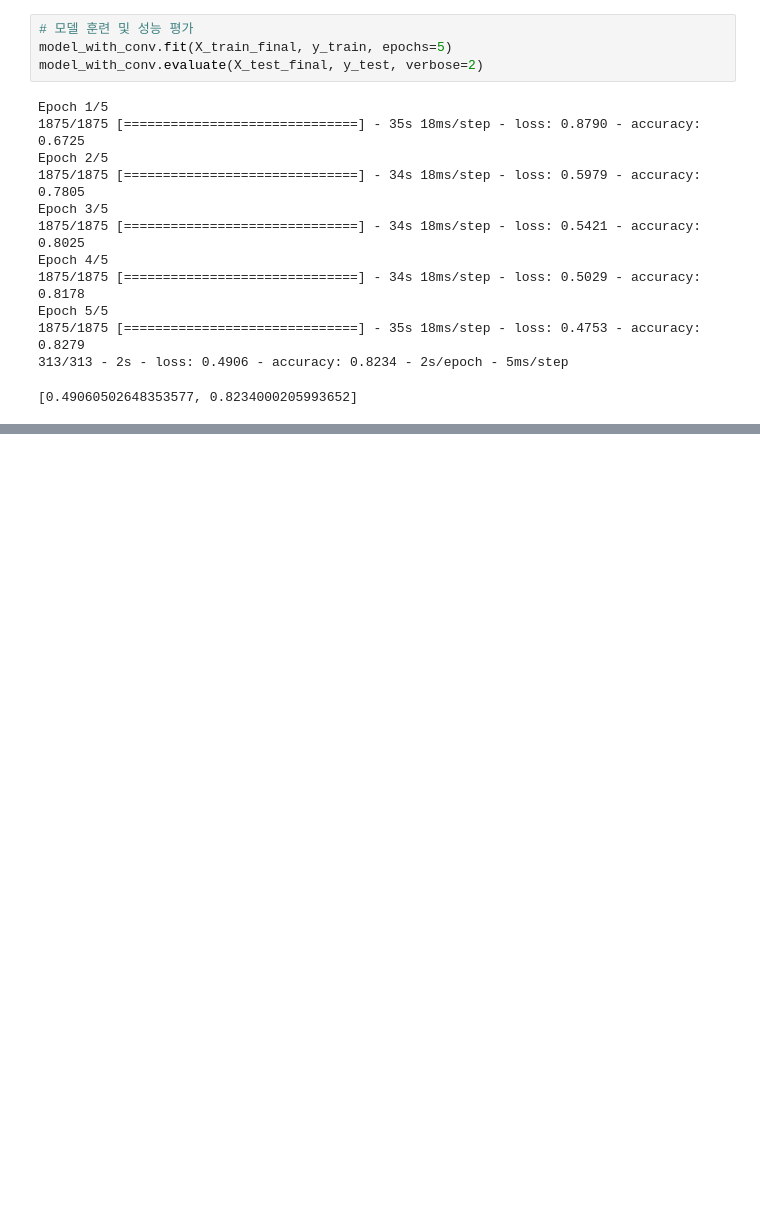
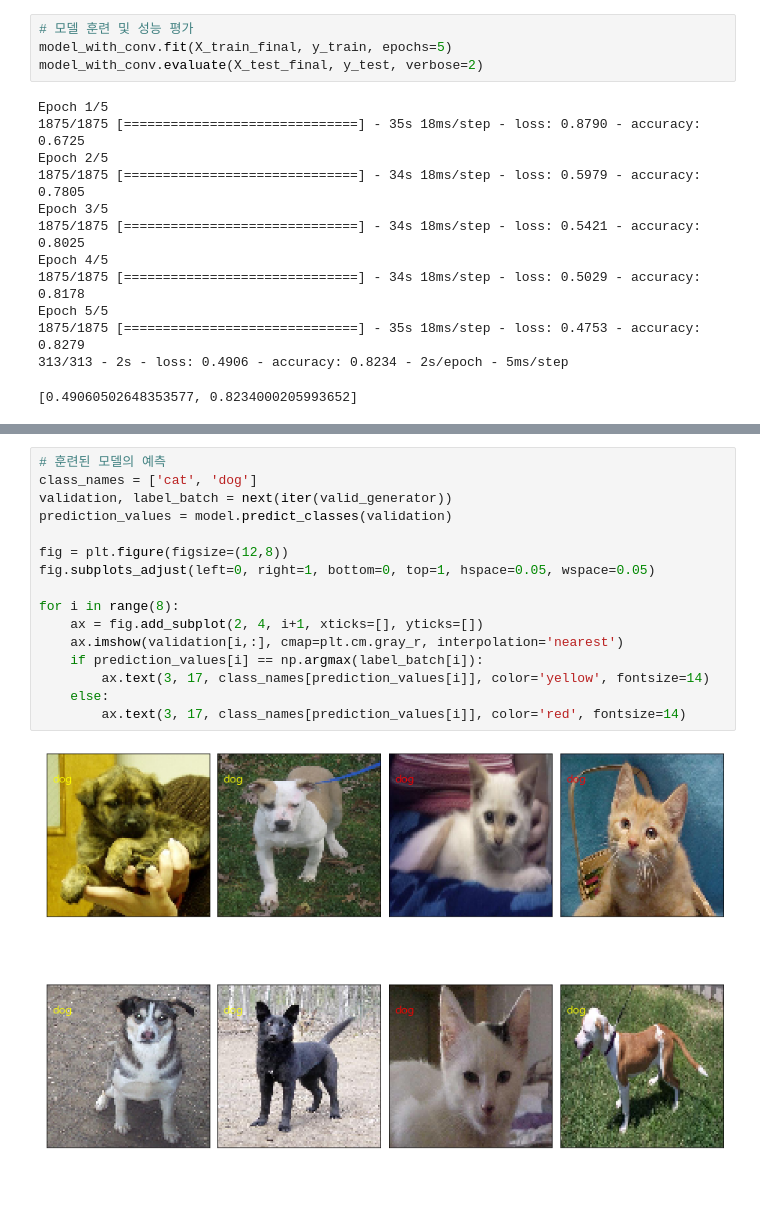
Before and after one commit to oshsage/study_DL, a Jupyter notebook: 합성곱신경망1.ipynb, the cells around one changed output, grey strips where cells are left out. Saved outputs shown, nothing was run; the diff lists cells and outputs as text; blank space fills up the shorter version.

```diff
--- a/합성곱신경망1.ipynb
+++ b/합성곱신경망1.ipynb
@@ -148,0 +320,20 @@ Epoch 5/5
+# %%
+# 훈련된 모델의 예측
+class_names = ['cat', 'dog']
+validation, label_batch = next(iter(valid_generator))
+prediction_values = model.predict_classes(validation)
+
+fig = plt.figure(figsize=(12,8))
+fig.subplots_adjust(left=0, right=1, bottom=0, top=1, hspace=0.05, wspace=0.05)
+
+for i in range(8):
+    ax = fig.add_subplot(2, 4, i+1, xticks=[], yticks=[])
+    ax.imshow(validation[i,:], cmap=plt.cm.gray_r, interpolation='nearest')
+    if prediction_values[i] == np.argmax(label_batch[i]):
+        ax.text(3, 17, class_names[prediction_values[i]], color='yellow', fontsize=14)
+    else:
+        ax.text(3, 17, class_names[prediction_values[i]], color='red', fontsize=14)
+# %% [output]
+[figure, added]
+# %% [markdown]
+####
```
Also changed, not shown: parts of 12 cells of this notebook.
